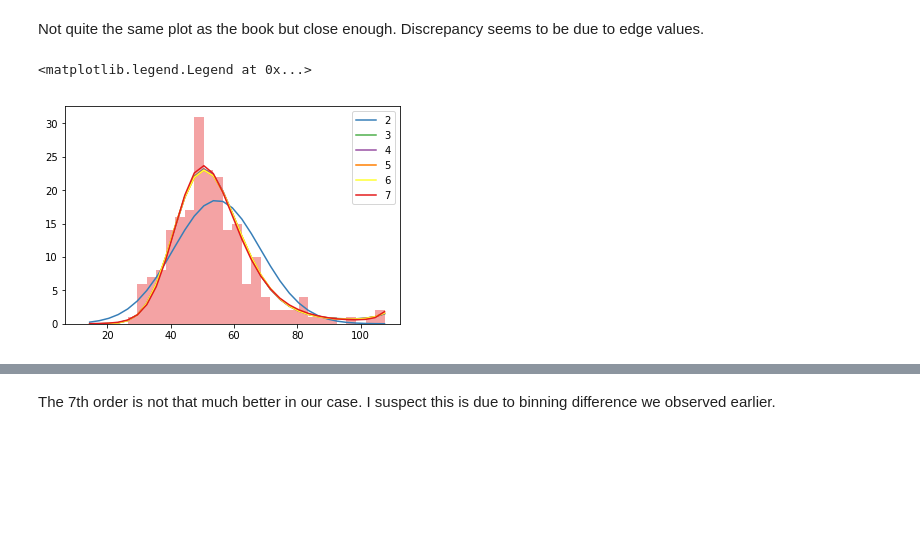
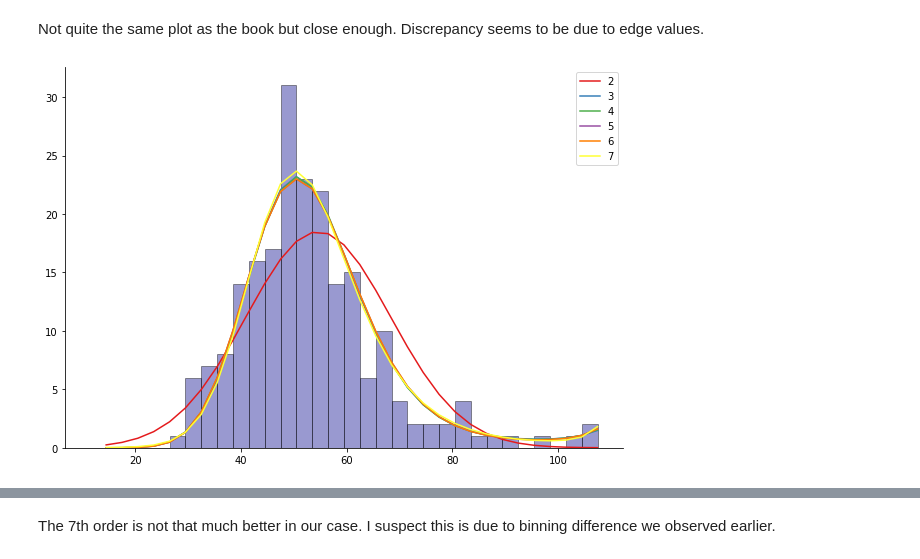
Before and after one commit to sidravi1/CASI_Examples, a Jupyter notebook: nbs/Ch10_jackknife_bootstrap.ipynb, the cells around one changed output, grey strips where cells are left out. Drawn from its saved outputs; the diff is of its cells as text; code cells hidden in the pictures; blank space fills up the shorter version.

```diff
--- a/nbs/Ch10_jackknife_bootstrap.ipynb
+++ b/nbs/Ch10_jackknife_bootstrap.ipynb
@@ -216,10 +241,16 @@ from scipy.stats import poisson
 # %%
 data = pd.read_csv("https://web.stanford.edu/~hastie/CASI_files/DATA/gfr.txt", header=None, names=['vals'])
 # %%
+plt.subplots(figsize=(10,7))
+
 edges = np.arange(13, 110, 3)
 xs = (edges[1:] + edges[:-1])/2
 
 df = pd.DataFrame({'xs':xs, 'intercept':np.ones_like(xs)})
-counts, bins, patches = plt.hist(data.vals, bins=edges,  align='left')
+counts, bins, patches = plt.hist(data.vals, bins=edges, color='darkblue', alpha=0.4,
+                                 align='left', ec = 'k')
 df['y'] = counts
+plt.xlabel("gfr")
+plt.ylabel("Frequency")
+sns.despine()
 # %% [output]
@@ -234,33 +265,35 @@ for d in range(2, deg_freedom+1):
 # %%
 endog = df.y.values
 
 exog_cols = ['xs', 'intercept']
 models = []
 lnk = sm.families.links
-plt.hist(data.vals, bins=edges,  align='left', alpha=0.4,)
-
+plt.subplots(figsize=(10,7))
+plt.hist(data.vals, bins=edges,  align='left', alpha=0.4,
+         color='darkblue', ec = 'k')
 all_fitted_vals = {}
 for d in range(2, deg_freedom + 1):
     exog_cols.append('xs'+str(d))
-    model = sm.GLM(endog=df.y.values, exog=df[exog_cols].values, family=sm.families.Poisson(link=lnk.log)).fit()
+    model = sm.GLM(endog=df.y.values, exog=df[exog_cols].values, family=sm.families.Poisson()).fit()
     plt.plot(xs, model.fittedvalues, label=d)
 
     # Generate samples from fitted model
-    samples = np.random.poisson(model.fittedvalues, size=(200, len(yhat)))
+    samples = np.random.poisson(model.fittedvalues, size=(200, len(df)))
 
     # For each sample, find mu
     fitted_vals = []
 
     for sample in samples:
-        sample_model = sm.GLM(endog=sample, exog=df[exog_cols].values, family=sm.families.Poisson(link=lnk.log)).fit()
+        sample_model = sm.GLM(endog=sample, exog=df[exog_cols].values, family=sm.families.Poisson()).fit()
         fitted_vals.append(sample_model.fittedvalues)
 
     # Take the std of mu
     all_fitted_vals[d] = np.array(fitted_vals).std(axis=0, ddof=1)
 
+sns.despine()
 plt.legend()
+plt.savefig("../../../../sidravi1.github.io/assets/20200123_gfrdata.png")
 # %% [output]
-<matplotlib.legend.Legend at 0x...>
-[figure, old version]
+[figure, new version]
 # %%
 boot_sd_df = pd.DataFrame(all_fitted_vals, index=xs)
```
Also changed, not shown: parts of 27 cells of this notebook.
